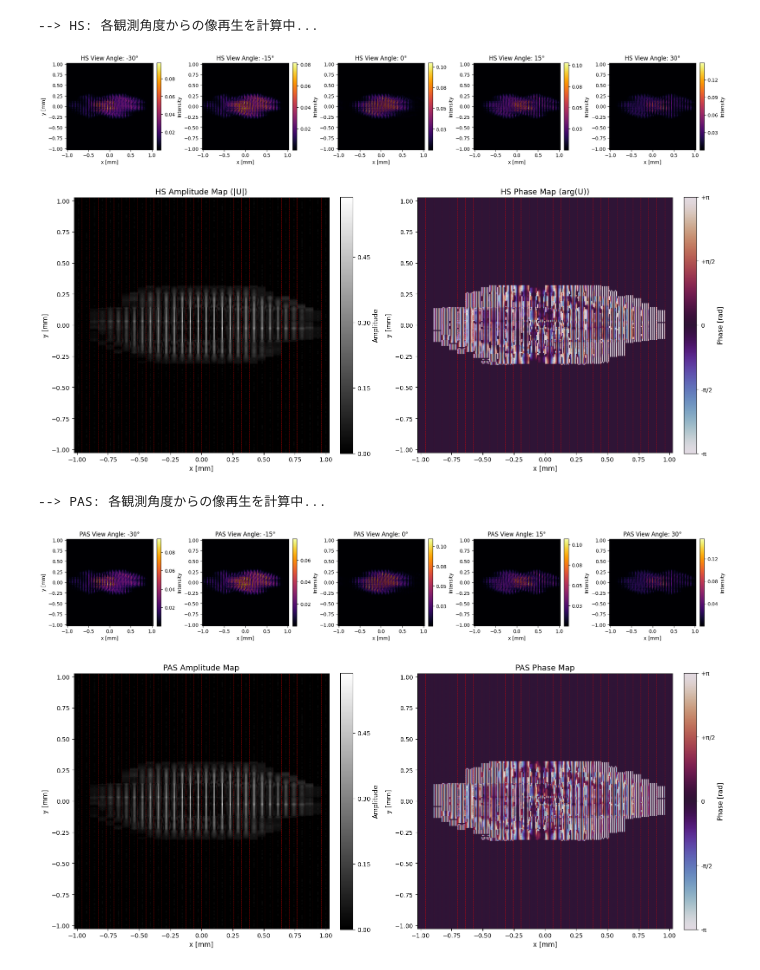
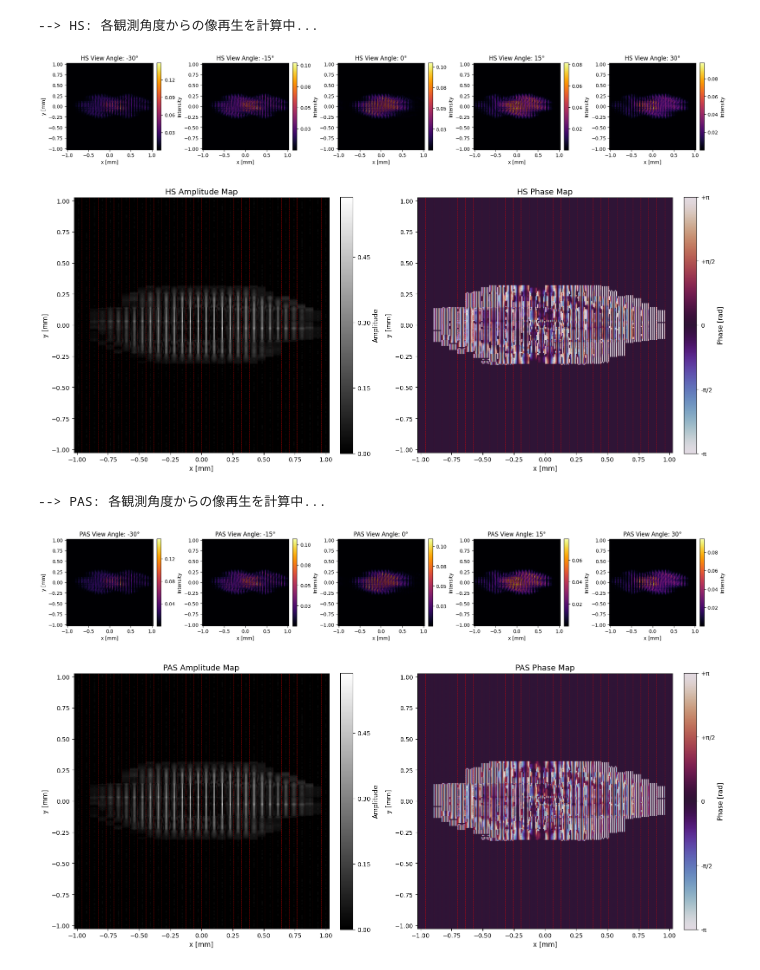
Before and after one commit to sota-it/point-source-method, a Jupyter notebook: HS&PAS.ipynb, the cells around one changed output. Drawn from its saved outputs; the diff is of its cells as text; code cells hidden in the pictures.

```diff
--- a/HS&PAS.ipynb
+++ b/HS&PAS.ipynb
@@ -75,7 +75,7 @@ def propagate_asm_tilted(u_in, z, wavelength, pitch, theta_deg):
     y = (np.arange(Ny) - Ny // 2) * pitch
     X, Y = np.meshgrid(x, y)
 
-    tilt_phase = np.exp(-1j * k * np.sin(theta_rad) * X)
+    tilt_phase = np.exp(1j * k * np.sin(theta_rad) * X)
     u_tilted = u_in * tilt_phase
 
     dfx = 1.0 / (Nx * pitch)
@@ -139,7 +139,7 @@ fig, axes = plt.subplots(1, 2, figsize=(16, 7))
 
 # --- 1. 振幅ホログラム ---
 im0 = axes[0].imshow(amplitude_map_hs, cmap='gray', extent=extent_mm, aspect='equal')
-axes[0].set_title("HS Amplitude Map (|U|)", fontsize=13)
+axes[0].set_title("HS Amplitude Map", fontsize=13)
 axes[0].set_xlabel("x [mm]", fontsize=11); axes[0].set_ylabel("y [mm]", fontsize=11)
 
 cbar0 = fig.colorbar(im0, ax=axes[0], fraction=0.046, pad=0.04)
@@ -150,7 +150,7 @@ cbar0.set_label("Amplitude", fontsize=11)
 
 # --- 2. 位相ホログラム (-π 〜 +π) ---
 im1 = axes[1].imshow(phase_map_hs, cmap='twilight', extent=extent_mm, aspect='equal', vmin=-np.pi, vmax=np.pi)
-axes[1].set_title("HS Phase Map (arg(U))", fontsize=13)
+axes[1].set_title("HS Phase Map", fontsize=13)
 axes[1].set_xlabel("x [mm]", fontsize=11); axes[1].set_ylabel("y [mm]", fontsize=11)
 
 cbar1 = fig.colorbar(im1, ax=axes[1], fraction=0.046, pad=0.04)
@@ -168,8 +168,8 @@ plt.tight_layout()
 plt.show()
 # %% [output]
 --> HS: 各観測角度からの像再生を計算中...
-[figure, old version]
+[figure, new version]
-[figure, old version]
+[figure, new version]
 # %%
 import glob
 import os
@@ -248,7 +248,7 @@ def propagate_asm_tilted(u_in, z, wavelength, pitch, theta_deg):
     X, Y = np.meshgrid(x, y)
 
     # 観測角度 θ に応じたキャリア位相
-    tilt_phase = np.exp(-1j * k * np.sin(theta_rad) * X)
+    tilt_phase = np.exp(1j * k * np.sin(theta_rad) * X)
     u_tilted = u_in * tilt_phase
 
     # 角スペクトル法 (ASM)
@@ -317,32 +317,32 @@ axes[0].set_title("PAS Amplitude Map", fontsize=13)
 axes[0].set_xlabel("x [mm]", fontsize=11)
 axes[0].set_ylabel("y [mm]", fontsize=11)
 
 cbar0 = fig.colorbar(im0, ax=axes[0], fraction=0.046, pad=0.04)
 cbar0.locator = ticker.MaxNLocator(nbins=5)
 cbar0.formatter = ticker.FormatStrFormatter('%.2f')
 cbar0.update_ticks()
 cbar0.set_label("Amplitude", fontsize=11)
 
 # --- 2. 位相ホログラム (Phase Map: -π 〜 +π) ---
 im1 = axes[1].imshow(phase_map_pas, cmap='twilight', extent=extent_mm, aspect='equal', vmin=-np.pi, vmax=np.pi)
 axes[1].set_title("PAS Phase Map", fontsize=13)
 axes[1].set_xlabel("x [mm]", fontsize=11)
 axes[1].set_ylabel("y [mm]", fontsize=11)
 
 cbar1 = fig.colorbar(im1, ax=axes[1], fraction=0.046, pad=0.04)
 cbar1.set_ticks([-np.pi, -np.pi/2, 0, np.pi/2, np.pi])
 cbar1.set_ticklabels(['-π', '-π/2', '0', '+π/2', '+π'])
 cbar1.set_label("Phase [rad]", fontsize=11)
 
 # 両方のプロットに Hogel の境界線を赤破線で表示
 for ax in axes:
     for hx in range(1, num_hogels):
         x_pos_mm = (-N_x / 2 + hx * hogel_size) * pitch * 1e3
         ax.axvline(x=x_pos_mm, color='red', linestyle='--', linewidth=0.5, alpha=0.6)
 
 plt.tight_layout()
 plt.show()
 # %% [output]
 --> PAS: 各観測角度からの像再生を計算中...
-[figure, old version]
+[figure, new version]
 [figure]
```
